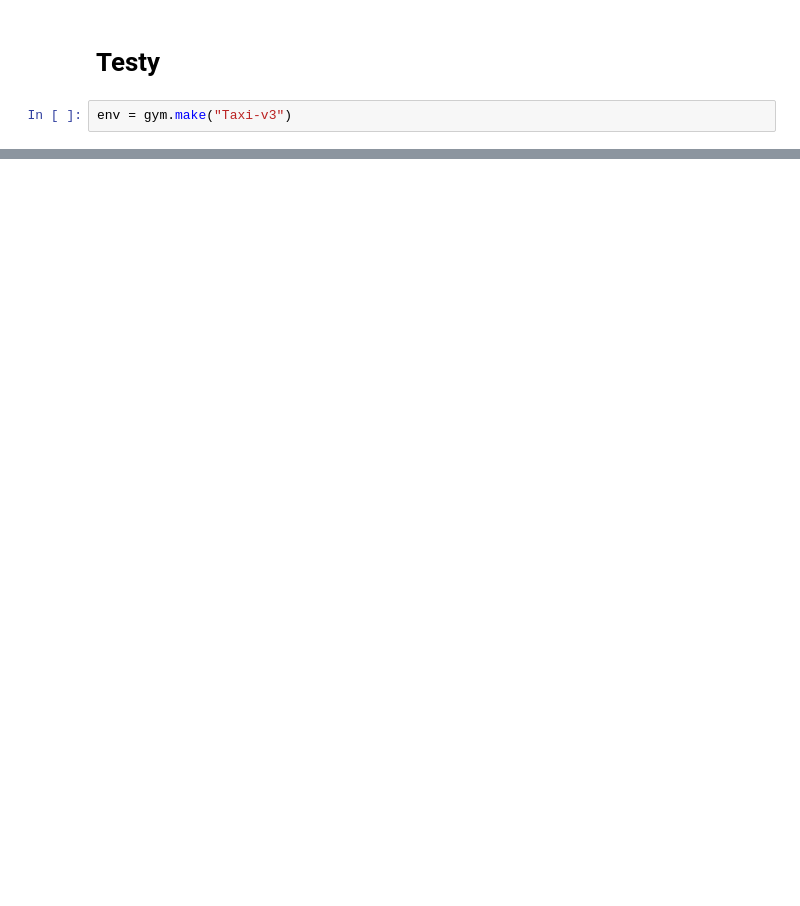
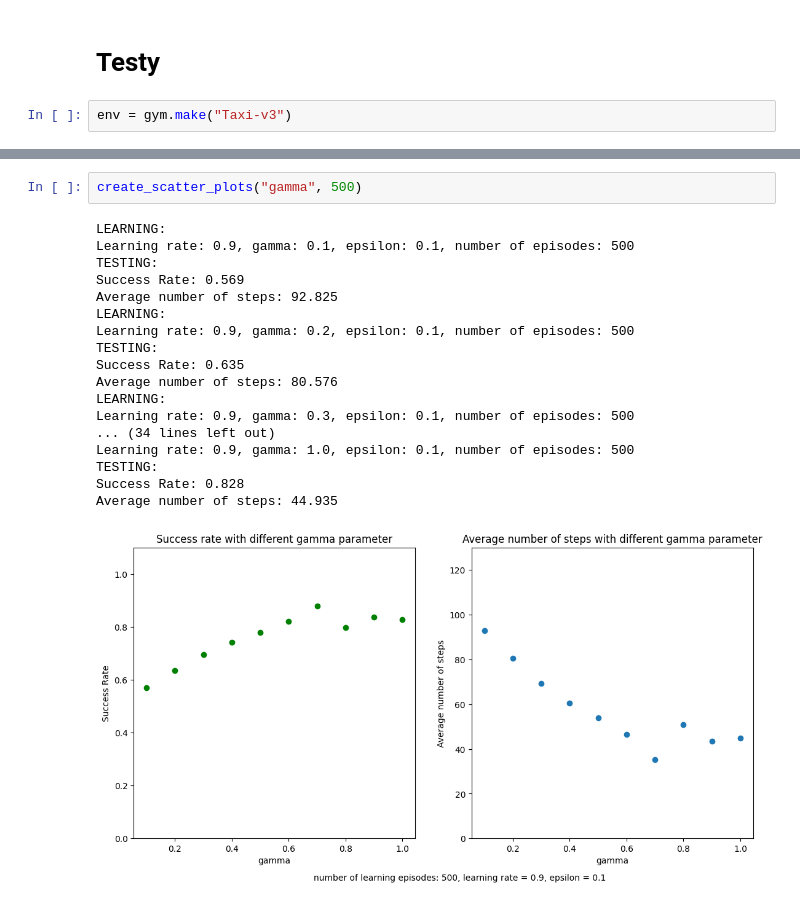
Before and after one commit to JakubDziegielewski/WSI_tutorials, a Jupyter notebook: zadanie_5.ipynb, the cells around one changed output, grey strips where cells are left out. Saved outputs shown, nothing was run; the diff lists cells and outputs as text; blank space fills up the shorter version.

```diff
--- a/zadanie_5.ipynb
+++ b/zadanie_5.ipynb
@@ -236,0 +242,21 @@ Average number of steps: 14.555
+# %%
+create_scatter_plots("gamma", 500)
+# %% [output]
+LEARNING:
+Learning rate: 0.9, gamma: 0.1, epsilon: 0.1, number of episodes: 500
+TESTING:
+Success Rate: 0.569
+Average number of steps: 92.825
+LEARNING:
+Learning rate: 0.9, gamma: 0.2, epsilon: 0.1, number of episodes: 500
+TESTING:
+Success Rate: 0.635
+Average number of steps: 80.576
+LEARNING:
+Learning rate: 0.9, gamma: 0.3, epsilon: 0.1, number of episodes: 500
+... (34 lines left out)
+Learning rate: 0.9, gamma: 1.0, epsilon: 0.1, number of episodes: 500
+TESTING:
+Success Rate: 0.828
+Average number of steps: 44.935
+[figure, added]
```
Also changed, not shown: parts of 33 cells of this notebook.
